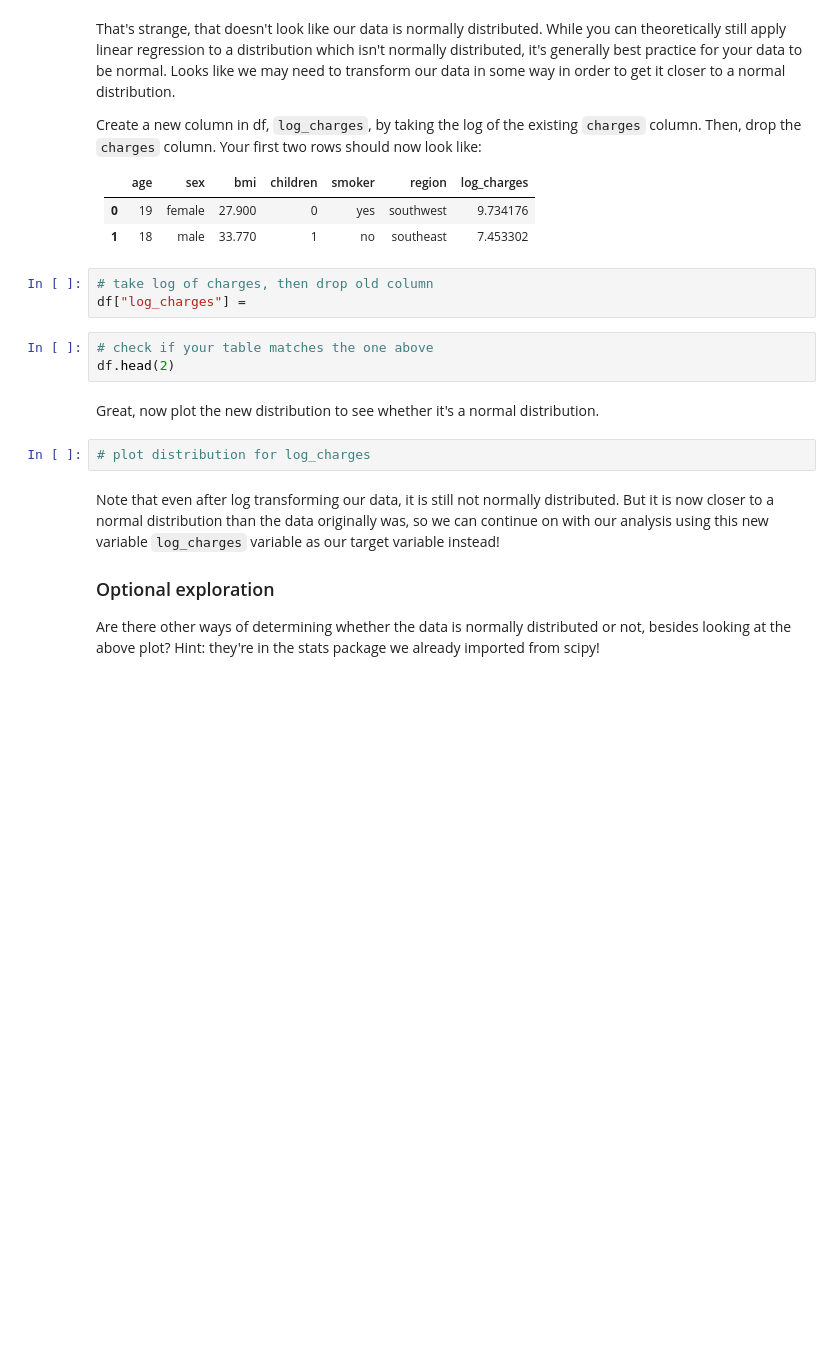
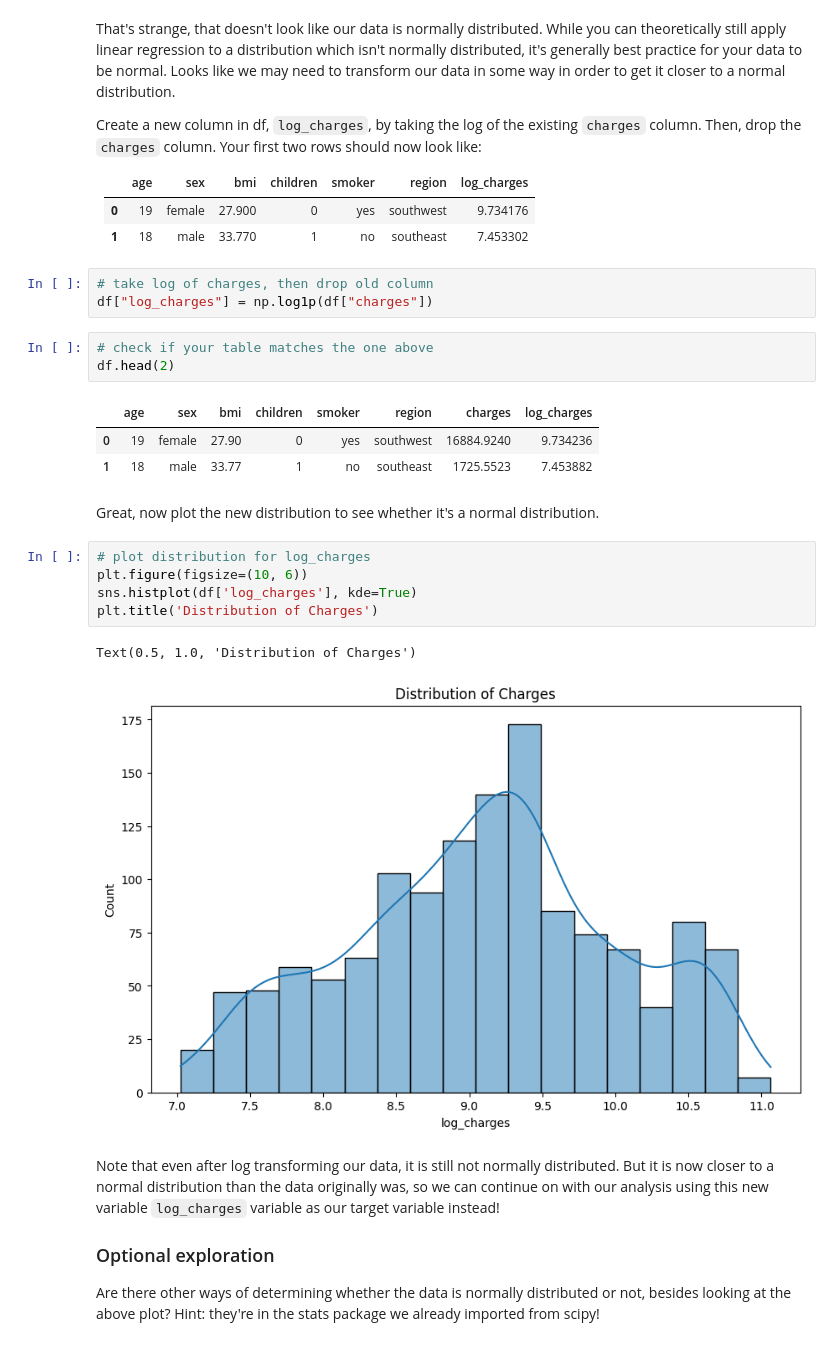
Before and after one commit to josephgitau/September-intake, a Jupyter notebook: insurance pricing prediction.ipynb, the cells around one changed output. Drawn from its saved outputs; the diff is of its cells as text; blank space fills up the shorter version.

```diff
--- a/insurance pricing prediction.ipynb
+++ b/insurance pricing prediction.ipynb
@@ -110,14 +142,24 @@ Create a new column in df, `log_charges`, by taking the log of the existing `cha
 | **1** | 18  | male    | 33.770 | 1        | no     | southeast | 7.453302    |
 # %%
 # take log of charges, then drop old column
-df["log_charges"] =
+df["log_charges"] = np.log1p(df["charges"])
 # %%
 # check if your table matches the one above
 df.head(2)
+# %% [output]
+|  | age | sex | bmi | children | smoker | region | charges | log_charges |
+| 0 | 19 | female | 27.90 | 0 | yes | southwest | 16884.9240 | 9.734236 |
+| 1 | 18 | male | 33.77 | 1 | no | southeast | 1725.5523 | 7.453882 |
 # %% [markdown]
 Great, now plot the new distribution to see whether it's a normal distribution.
 # %%
 # plot distribution for log_charges
+plt.figure(figsize=(10, 6))
+sns.histplot(df['log_charges'], kde=True)
+plt.title('Distribution of Charges')
+# %% [output]
+Text(0.5, 1.0, 'Distribution of Charges')
+[figure, added]
 # %% [markdown]
 Note that even after log transforming our data, it is still not normally distributed. But it is now closer to a normal distribution than the data originally was, so we can continue on with our analysis using this new variable `log_charges` variable as our target variable instead!
 
```
Also changed, not shown: parts of 28 cells of this notebook.
